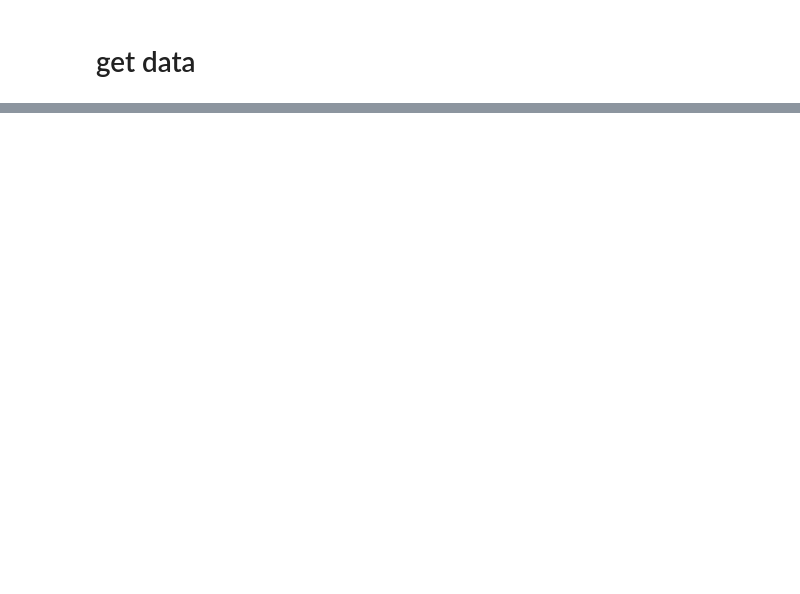
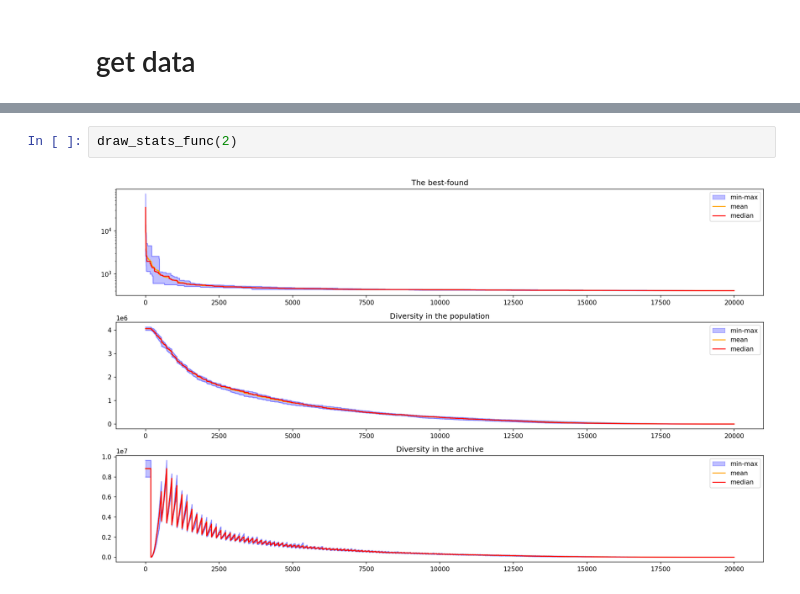
Before and after one commit to EvgeniiSopovGitHub/jSO2023, a Jupyter notebook: result_analysis.ipynb, the cells around one changed output, grey strips where cells are left out. Drawn from its saved outputs; the diff is of its cells as text; blank space fills up the shorter version.

```diff
--- a/result_analysis.ipynb
+++ b/result_analysis.ipynb
@@ -30,0 +164,4 @@ plt.show()
+# %%
+draw_stats_func(2)
+# %% [output]
+[figure, added]
```
Also changed, not shown: parts of 12 cells of this notebook, 1 other file.
